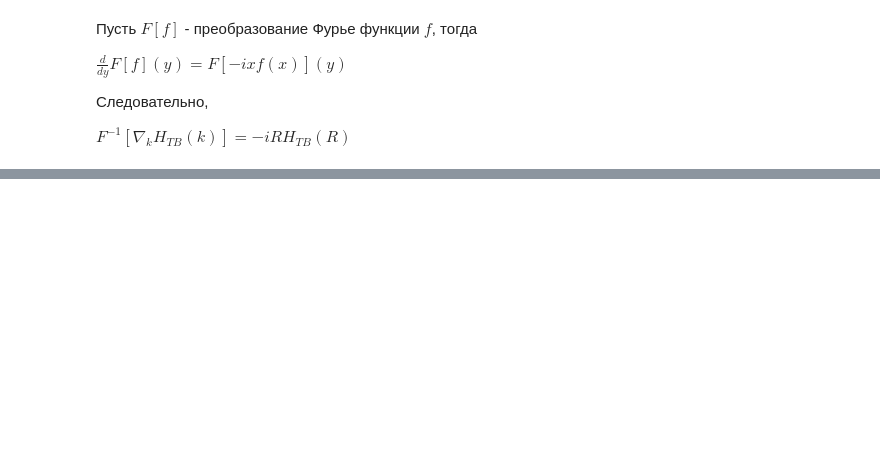
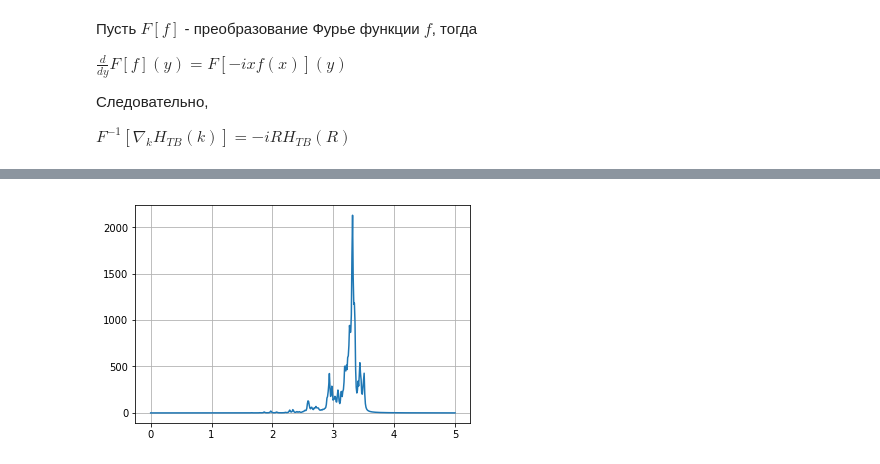
Before and after one commit to drgulevich/MoS2-project, a Jupyter notebook: notebooks/TB.ipynb, the cells around one changed output, grey strips where cells are left out. Cells and saved outputs as stored; diff of their text form; code cells hidden in the pictures; blank space fills up the shorter version.

```diff
--- a/notebooks/TB.ipynb
+++ b/notebooks/TB.ipynb
@@ -115,0 +193,21 @@ $F^{-1}[\nabla_k H_{TB}(k)]=-iRH_{TB}(R)$
+# %%
+nw=500
+omega=np.linspace(0,5,nw);eta=0.01
+sigma=np.zeros(nw,dtype=np.complex)
+def gradient_hamiltonian_X(k):
+    eps = np.sqrt(np.finfo(np.float).eps)
+    return (hamiltonian(k+[eps,0,0])-hamiltonian(k))/eps
+I=np.zeros((N**2,nc,nv),dtype=np.complex)
+for k,i,j in product(range(N**2),range(nc),range(nv)):
+    grad=gradient_hamiltonian_X(K[k])
+    for a,b in product(range(6),range(6)):
+        I[k,i,j]+=D[k,a,j].conj()*D[k,b,i]*grad[a,b]
+I=I.reshape(NH)
+for w in range(nw):
+    for M in range(NH):
+        sigma[w]+=np.sum(np.abs(DH[M]*I)**2)/(omega[w]+1j*eta-EH[M])
+# %%
+plt.plot(omega,-sigma.imag)
+plt.grid()
+# %% [output]
+[figure, added]
```
Also changed, not shown: parts of 12 cells of this notebook.
